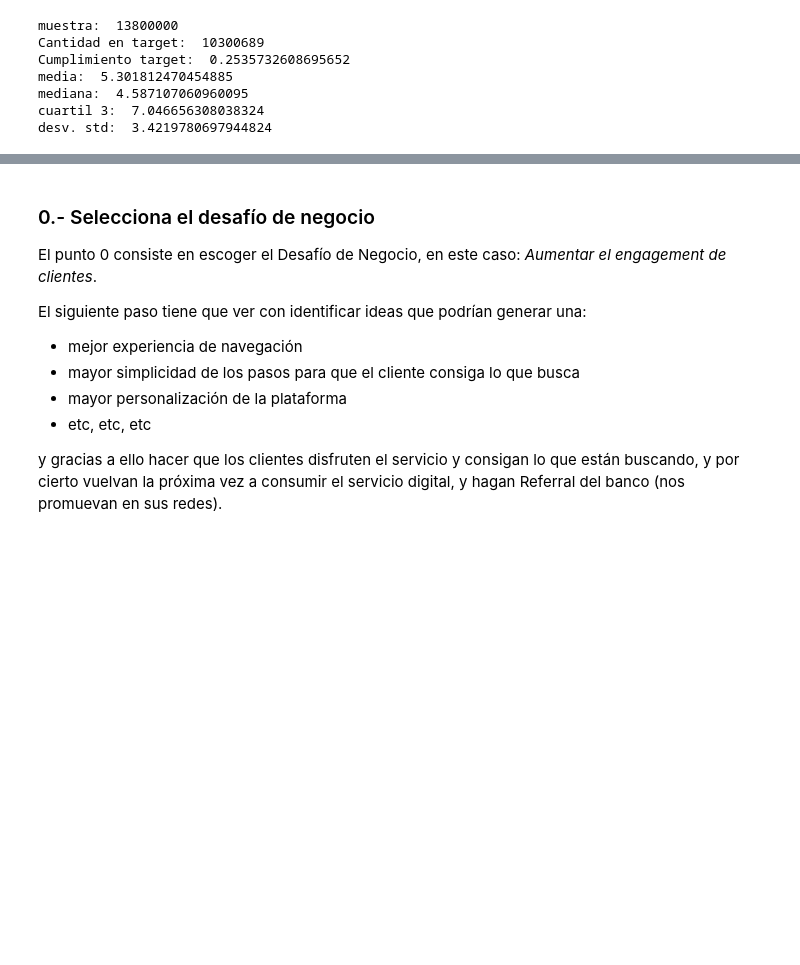
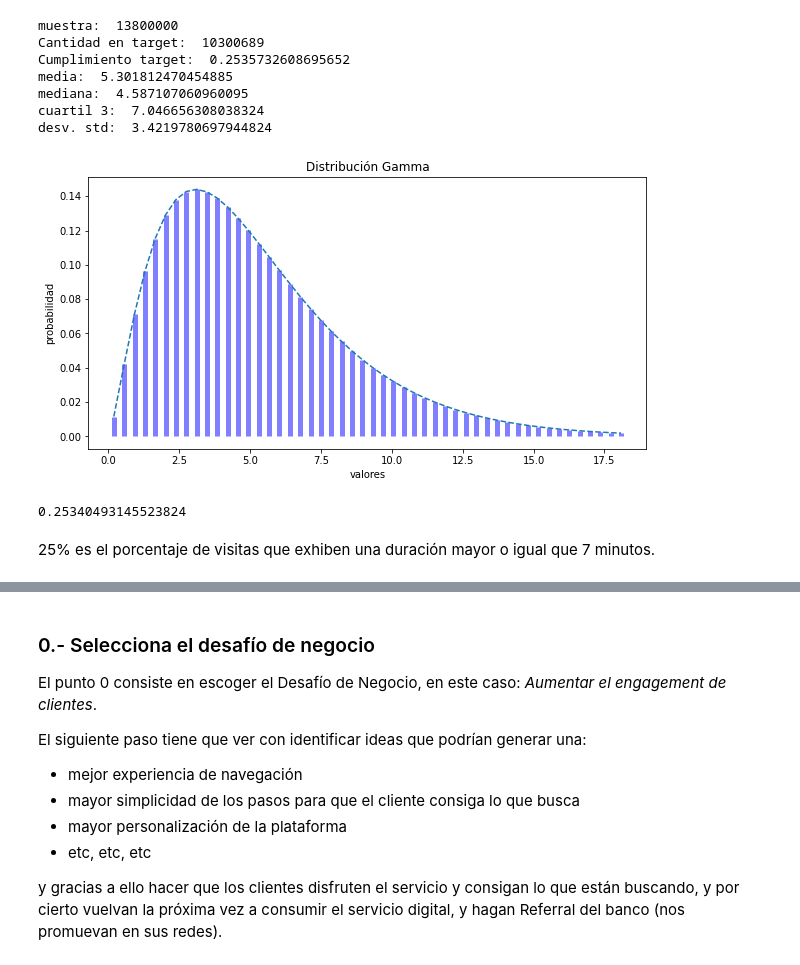
Before and after one commit to robertomoragad/Estadistica, a Jupyter notebook: Ejemplo_de_caso_de_uso_de_A_B_testing.ipynb, the cells around one changed output, grey strips where cells are left out. Cells and saved outputs as stored; diff of their text form; code cells hidden in the pictures; blank space fills up the shorter version.

```diff
--- a/Ejemplo_de_caso_de_uso_de_A_B_testing.ipynb
+++ b/Ejemplo_de_caso_de_uso_de_A_B_testing.ipynb
@@ -161,6 +177,30 @@ media:  5.301812470454885
 mediana:  4.587107060960095
 cuartil 3:  7.046656308038324
 desv. std:  3.4219780697944824
+# %%
+# Graficando Gamma con funcion de scipy
+
+gamma = stats.gamma(a=alpha, loc= 0 , scale =1/beta ) # Distribución
+x = np.linspace(gamma.ppf(0.001),
+              gamma.ppf(0.995))
+fdp = gamma.pdf(x) # Función de Densidad de Probabilidad
+
+plt.figure(figsize=(10, 5)) #tamaño grafico
+plt.plot(x, fdp, '--')
+plt.vlines(x, 0, fdp, colors='b', lw=5, alpha=0.5)
+plt.title('Distribución Gamma')
+plt.ylabel('probabilidad')
+plt.xlabel('valores')
+plt.show()
+# %% [output]
+[figure, added]
+# %%
+#probabilidad de que visita dure >= 7 min
+gamma.sf(7)
+# %% [output]
+0.25340493145523824
+# %% [markdown]
+25% es el porcentaje de visitas que exhiben una duración mayor o igual que 7 minutos.
 # %% [markdown]
 ## Experimentos
 
```
Also changed, not shown: parts of 15 cells of this notebook.
